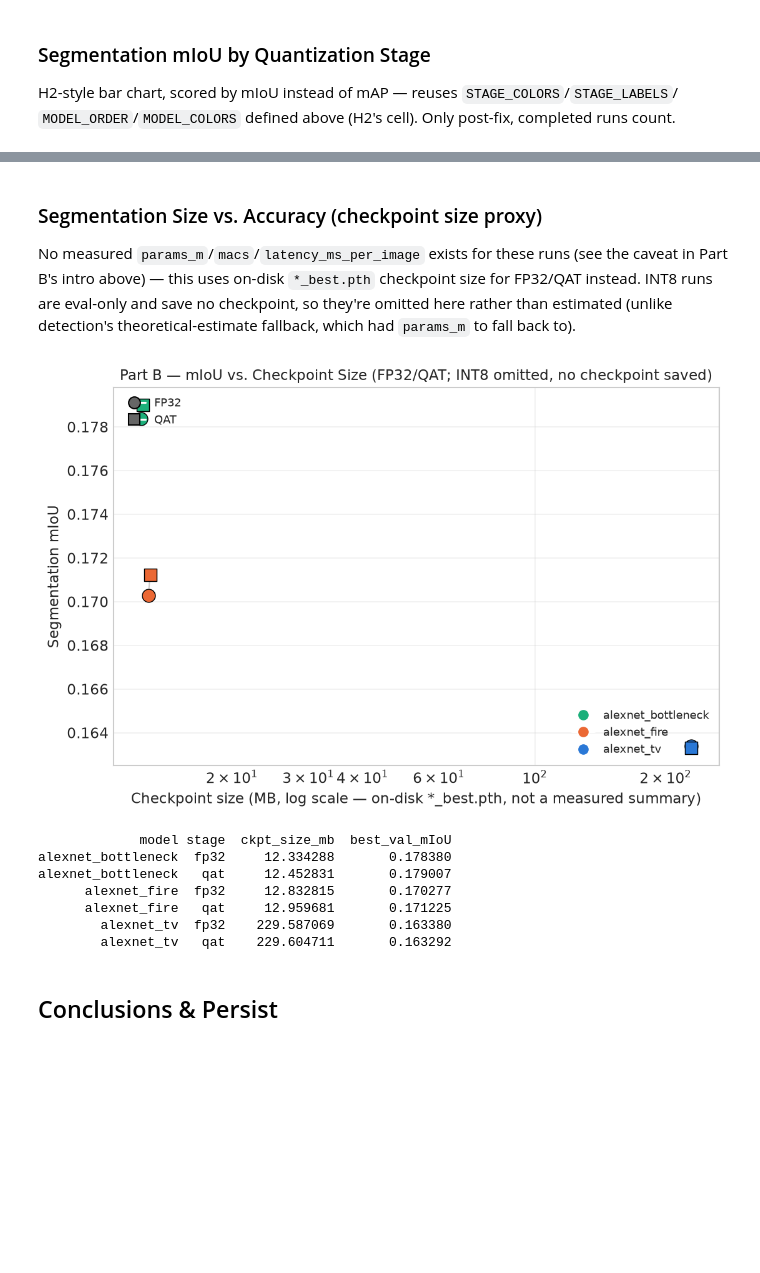
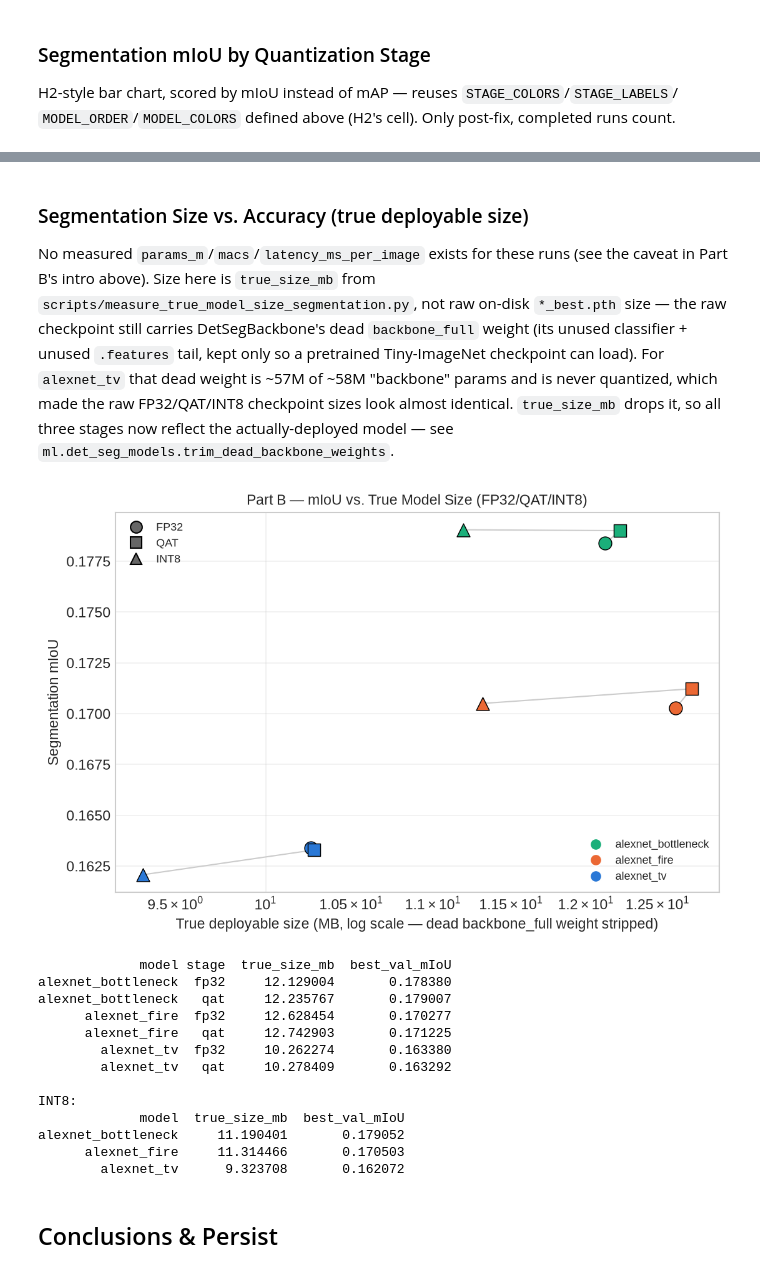
Before and after one commit to RafaelSdeS/dnn_study, a Jupyter notebook: notebooks/phase_7_detection_segmentation_analysis/phase7_results_analysis.ipynb, the cells around one changed output, grey strips where cells are left out. Drawn from its saved outputs; the diff is of its cells as text; code cells hidden in the pictures; blank space fills up the shorter version.

```diff
--- a/notebooks/phase_7_detection_segmentation_analysis/phase7_results_analysis.ipynb
+++ b/notebooks/phase_7_detection_segmentation_analysis/phase7_results_analysis.ipynb
@@ -698,10 +698,12 @@ def load_phase7_seg_runs(phase7_dir: Path = PHASE7_DIR, exp: str = "phase7_segme
             "best_val_mIoU": np.nan,
             "best_epoch": np.nan,
             "total_time_s": np.nan,
-            # metrics.json["summary"] is empty for every current seg run (compute_segmentation_summary
-            # postdates the commit these were built from) -- fall back to on-disk checkpoint size.
-            # INT8 runs are eval-only and save no checkpoint, so this stays NaN for them (not estimated).
+            # Raw on-disk checkpoint size -- includes DetSegBackbone's dead backbone_full weight
+            # (unused classifier + unused .features tail, see ml.det_seg_models.
+            # trim_dead_backbone_weights). Kept for reference; the plot below uses true_size_mb.
             "ckpt_size_mb": ckpt_path.stat().st_size / 1024 ** 2 if ckpt_path.exists() else np.nan,
+            # Dead-weight-stripped size, from scripts/measure_true_model_size_segmentation.py.
+            "true_size_mb": np.nan,
         }
 
         if has_metrics:
@@ -717,6 +719,7 @@ def load_phase7_seg_runs(phase7_dir: Path = PHASE7_DIR, exp: str = "phase7_segme
                 if val_mIoU:
                     row["best_val_mIoU"] = val_mIoU[-1]
             row["total_time_s"] = metrics.get("total_time_s", np.nan)
+            row["true_size_mb"] = metrics.get("summary", {}).get("true_size_mb", np.nan)
 
         rows.append(row)
 
@@ -836,67 +839,92 @@ alexnet_bottleneck   0.178380   0.179052    0.000672
 alexnet_fire         0.170277   0.170503    0.000227
 alexnet_tv           0.163380   0.162072   -0.001308
 # %% [markdown]
-### Segmentation Size vs. Accuracy (checkpoint size proxy)
+### Segmentation Size vs. Accuracy (true deployable size)
 
 No measured `params_m`/`macs`/`latency_ms_per_image` exists for these runs (see the caveat in
-Part B's intro above) — this uses on-disk `*_best.pth` checkpoint size for FP32/QAT instead. INT8
-runs are eval-only and save no checkpoint, so they're omitted here rather than estimated (unlike
-detection's theoretical-estimate fallback, which had `params_m` to fall back to).
+Part B's intro above). Size here is `true_size_mb` from `scripts/measure_true_model_size_segmentation.py`,
+not raw on-disk `*_best.pth` size — the raw checkpoint still carries DetSegBackbone's dead
+`backbone_full` weight (its unused classifier + unused `.features` tail, kept only so a pretrained
+Tiny-ImageNet checkpoint can load). For `alexnet_tv` that dead weight is ~57M of ~58M "backbone"
+params and is never quantized, which made the raw FP32/QAT/INT8 checkpoint sizes look almost
+identical. `true_size_mb` drops it, so all three stages now reflect the actually-deployed model —
+see `ml.det_seg_models.trim_dead_backbone_weights`.
 # %%
 seg_fp32_qat = df_seg_runs[
     (df_seg_runs["status"] == "complete") & (df_seg_runs["post_fix"] == True)  # noqa: E712
     & (df_seg_runs["stage"].isin(["fp32", "qat"]))
 ]
+seg_int8 = df_seg_runs[
+    (df_seg_runs["status"] == "complete") & (df_seg_runs["post_fix"] == True)  # noqa: E712
+    & (df_seg_runs["stage"] == "int8")
+]
 
 if seg_fp32_qat.empty:
-    print("[skip] No valid FP32/QAT segmentation runs with a checkpoint size yet.")
+    print("[skip] No valid FP32/QAT segmentation runs with a measured size yet.")
 else:
     SEG_STAGE_MARKERS = {"fp32": "o", "qat": "s"}
     fig, ax = plt.subplots(figsize=(7.5, 5))
 
+    # fp32 -> qat -> int8 connector per model, same visual language as detection's cell above.
     for model in MODEL_ORDER:
-        pts = [(r["ckpt_size_mb"], r["best_val_mIoU"])
+        pts = [(r["true_size_mb"], r["best_val_mIoU"])
                for _, r in seg_fp32_qat[seg_fp32_qat["model"] == model].sort_values("stage").iterrows()
-               if pd.notna(r["ckpt_size_mb"])]
+               if pd.notna(r["true_size_mb"])]
+        int8_row = seg_int8[seg_int8["model"] == model]
+        if not int8_row.empty and pd.notna(int8_row.iloc[0]["true_size_mb"]):
+            pts.append((int8_row.iloc[0]["true_size_mb"], int8_row.iloc[0]["best_val_mIoU"]))
         if len(pts) >= 2:
             xs, ys = zip(*pts)
             ax.plot(xs, ys, color="0.8", linewidth=1, zorder=1)
 
-    for _, row in seg_fp32_qat.dropna(subset=["ckpt_size_mb"]).iterrows():
-        ax.scatter(row["ckpt_size_mb"], row["best_val_mIoU"], s=100,
+    for _, row in seg_fp32_qat.dropna(subset=["true_size_mb"]).iterrows():
+        ax.scatter(row["true_size_mb"], row["best_val_mIoU"], s=100,
                    marker=SEG_STAGE_MARKERS[row["stage"]], color=MODEL_COLORS[row["model"]],
                    edgecolor="black", linewidth=0.7, zorder=3)
 
+    for _, row in seg_int8.dropna(subset=["true_size_mb"]).iterrows():
+        ax.scatter(row["true_size_mb"], row["best_val_mIoU"], s=100, marker="^",
+                   color=MODEL_COLORS[row["model"]], edgecolor="black", linewidth=0.7, zorder=3)
+
     ax.set_xscale("log")
-    ax.set_xlabel("Checkpoint size (MB, log scale — on-disk *_best.pth, not a measured summary)")
+    ax.set_xlabel("True deployable size (MB, log scale — dead backbone_full weight stripped)")
     ax.set_ylabel("Segmentation mIoU")
-    ax.set_title("Part B — mIoU vs. Checkpoint Size (FP32/QAT; INT8 omitted, no checkpoint saved)")
+    ax.set_title("Part B — mIoU vs. True Model Size (FP32/QAT/INT8)")
 
     stage_legend = [
         plt.Line2D([0], [0], marker="o", color="w", markerfacecolor="0.4", markeredgecolor="black", markersize=9, label="FP32"),
         plt.Line2D([0], [0], marker="s", color="w", markerfacecolor="0.4", markeredgecolor="black", markersize=9, label="QAT"),
+        plt.Line2D([0], [0], marker="^", color="w", markerfacecolor="0.4", markeredgecolor="black", markersize=9, label="INT8"),
     ]
     model_legend = [plt.Line2D([0], [0], marker="o", color="w", markerfacecolor=c, markersize=9, label=m)
                      for m, c in MODEL_COLORS.items()]
     leg1 = ax.legend(handles=stage_legend, loc="upper left", fontsize=8.5, frameon=False)
     ax.legend(handles=model_legend, loc="lower right", fontsize=8.5, frameon=False)
     ax.add_artist(leg1)
     ax.grid(alpha=0.3)
 
     fig.tight_layout()
     fig.savefig(FIGURES_DIR / "phase7_seg_accuracy_vs_size.png", dpi=150)
     plt.show()
 
-    print(seg_fp32_qat[["model", "stage", "ckpt_size_mb", "best_val_mIoU"]].sort_values(["model", "stage"]).to_string(index=False))
+    print(seg_fp32_qat[["model", "stage", "true_size_mb", "best_val_mIoU"]].sort_values(["model", "stage"]).to_string(index=False))
+    print("\nINT8:")
+    print(seg_int8[["model", "true_size_mb", "best_val_mIoU"]].sort_values("model").to_string(index=False))
 # %% [output]
-[figure, old version]
+[figure, new version]
-             model stage  ckpt_size_mb  best_val_mIoU
-alexnet_bottleneck  fp32     12.334288       0.178380
-alexnet_bottleneck   qat     12.452831       0.179007
-      alexnet_fire  fp32     12.832815       0.170277
-      alexnet_fire   qat     12.959681       0.171225
-        alexnet_tv  fp32    229.587069       0.163380
-        alexnet_tv   qat    229.604711       0.163292
+             model stage  true_size_mb  best_val_mIoU
+alexnet_bottleneck  fp32     12.129004       0.178380
+alexnet_bottleneck   qat     12.235767       0.179007
+      alexnet_fire  fp32     12.628454       0.170277
+      alexnet_fire   qat     12.742903       0.171225
+        alexnet_tv  fp32     10.262274       0.163380
+        alexnet_tv   qat     10.278409       0.163292
+
+INT8:
+             model  true_size_mb  best_val_mIoU
+alexnet_bottleneck     11.190401       0.179052
+      alexnet_fire     11.314466       0.170503
+        alexnet_tv      9.323708       0.162072
 # %% [markdown]
 ## Conclusions & Persist
 # %%
```
Also changed, not shown: parts of 8 cells of this notebook, 22 other files.
